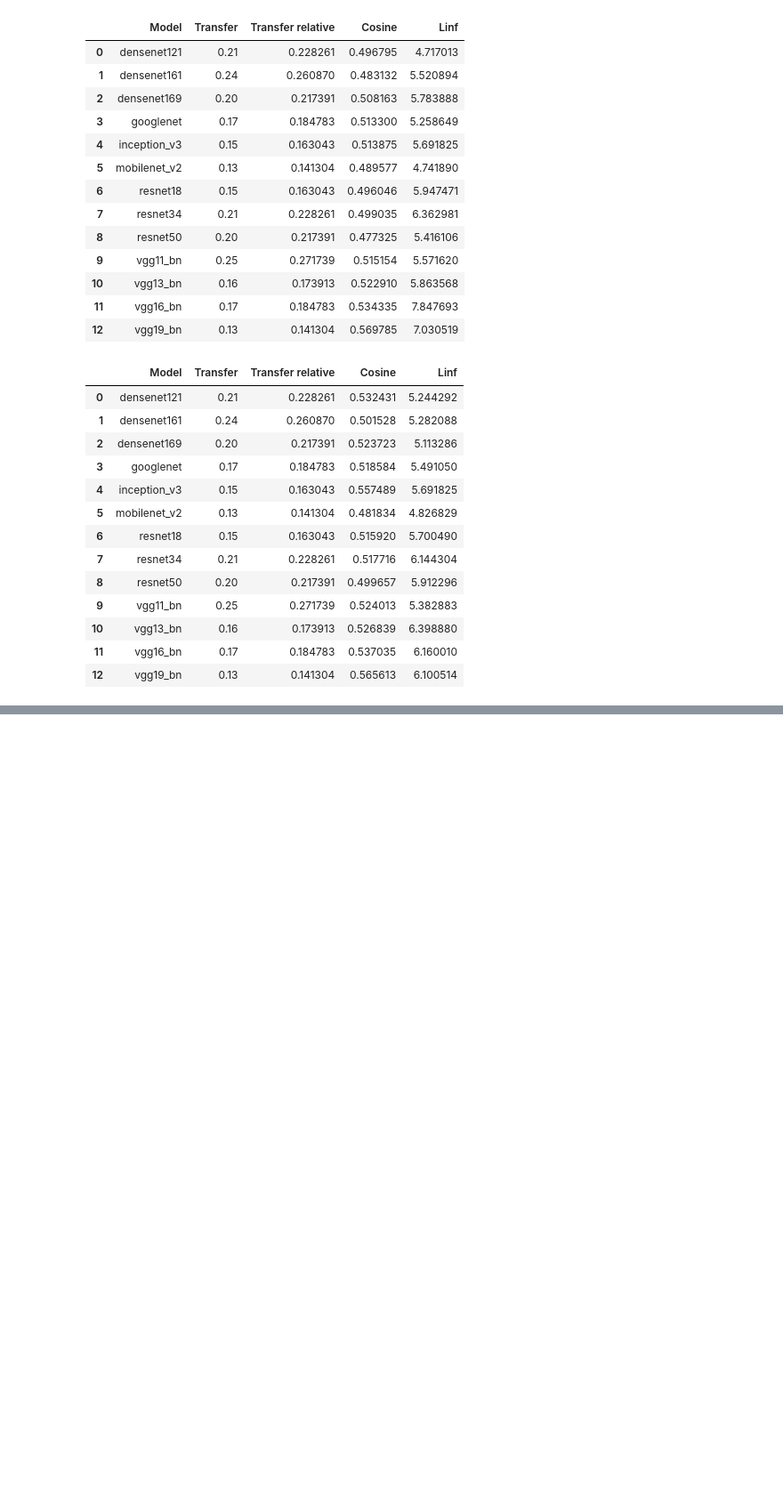
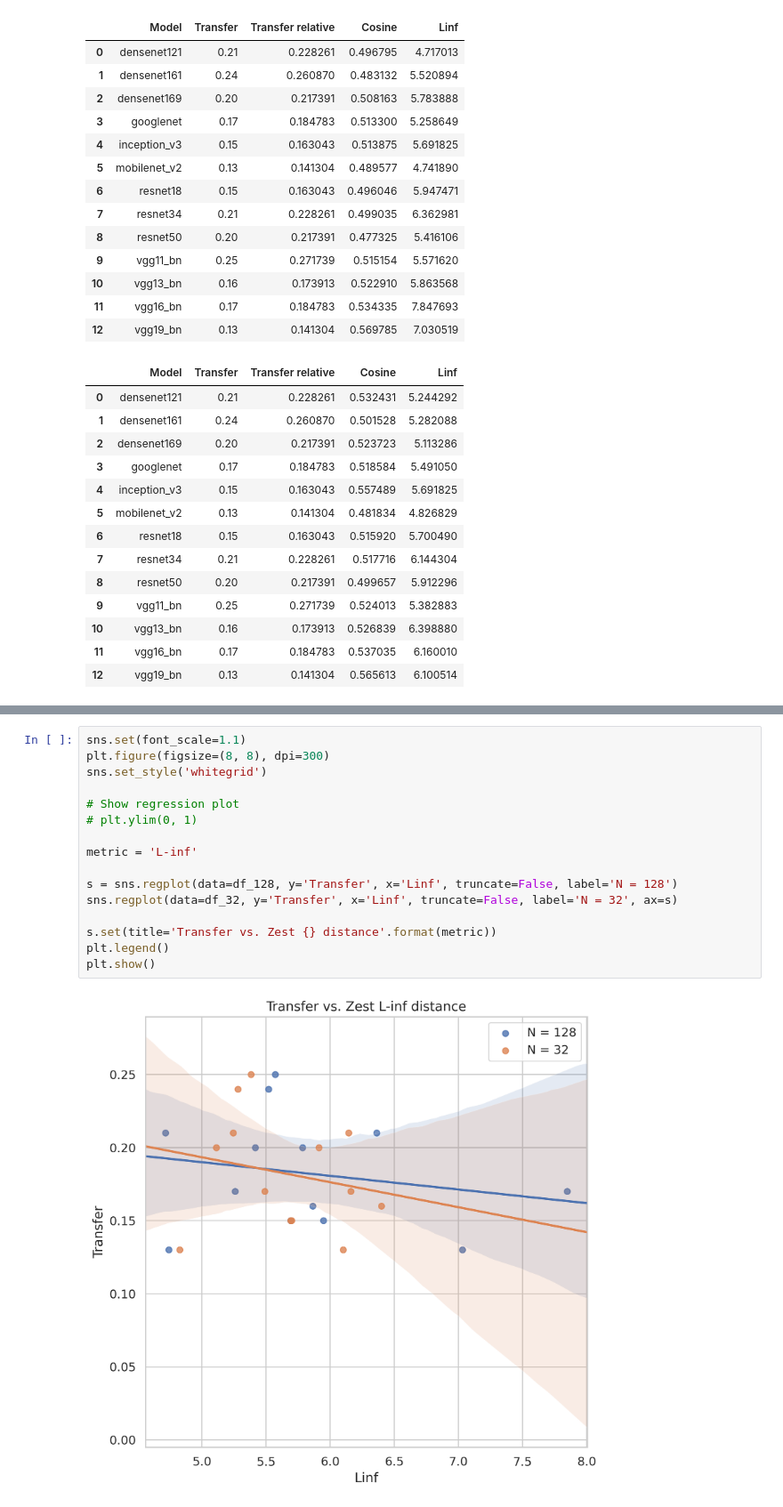
Before and after one commit to ClonedOne/bad_lemon, a Jupyter notebook: notebooks/mlaas_128v32.ipynb, the cells around one changed output, grey strips where cells are left out. Shown: that part at 89% size. Cells and saved outputs as stored; diff of their text form; blank space fills up the shorter version.

Commit message:
Changed plot style

```diff
--- a/notebooks/mlaas_128v32.ipynb
+++ b/notebooks/mlaas_128v32.ipynb
@@ -71,0 +72,18 @@ plt.show()
+# %%
+sns.set(font_scale=1.1)
+plt.figure(figsize=(8, 8), dpi=300)
+sns.set_style('whitegrid')
+
+# Show regression plot
+# plt.ylim(0, 1)
+
+metric = 'L-inf'
+
+s = sns.regplot(data=df_128, y='Transfer', x='Linf', truncate=False, label='N = 128')
+sns.regplot(data=df_32, y='Transfer', x='Linf', truncate=False, label='N = 32', ax=s)
+
+s.set(title='Transfer vs. Zest {} distance'.format(metric))
+plt.legend()
+plt.show()
+# %% [output]
+[figure, added]
```
Also changed, not shown: parts of 3 cells of this notebook.
